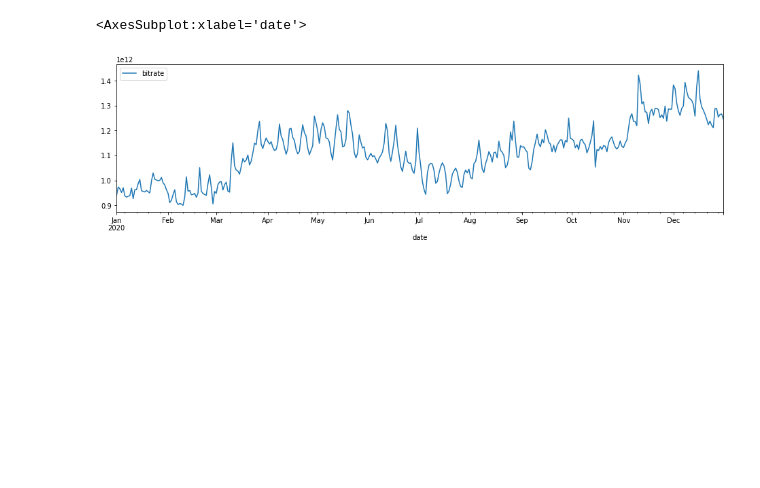
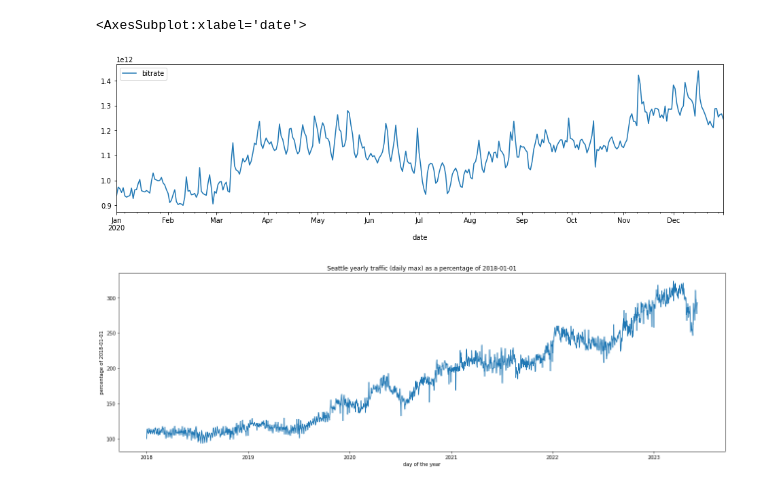
Before and after one commit to Ola2904/increasing_traffic_model, a Jupyter notebook: drawings.ipynb, the cells around one changed output. Saved outputs shown, nothing was run; the diff lists cells and outputs as text; code cells hidden in the pictures; blank space fills up the shorter version.

```diff
--- a/drawings.ipynb
+++ b/drawings.ipynb
@@ -376,3 +400,7 @@ seattle_avg.plot(figsize=(16,4))
 # %% [output]
 <AxesSubplot:xlabel='date'>
 [figure]
+# %%
+draw_seattle_percentage_from_date(aggregation='max', from_date='2018-01-01')
+# %% [output]
+[figure, added]
```
Also changed, not shown: parts of 6 cells of this notebook.
